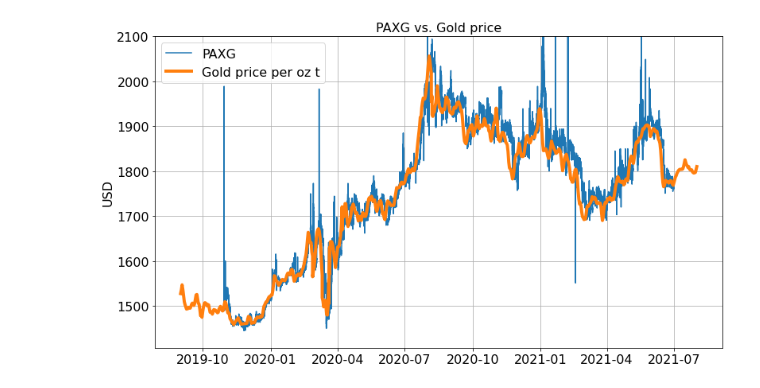
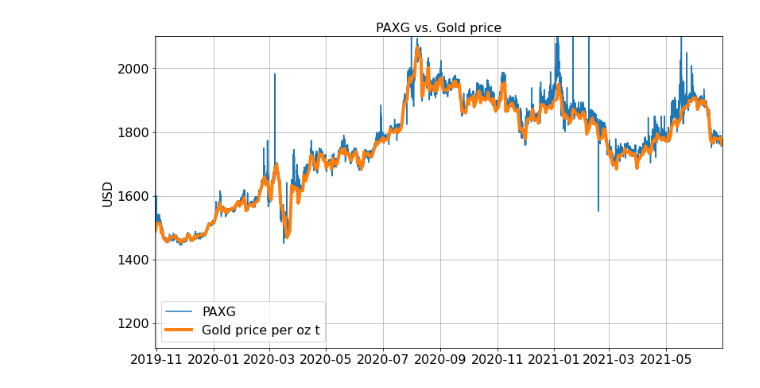
Before and after one commit to MarcBerneman/PAXG_vs_Gold, a Jupyter notebook: main.ipynb, the cells around one changed output. Saved outputs shown, nothing was run; the diff lists cells and outputs as text; code cells hidden in the pictures.

Commit message:
Changed to stooq data

```diff
--- a/main.ipynb
+++ b/main.ipynb
@@ -30,19 +30,21 @@ def load_XAU_goldprice():
 
 
 t_PAXG, p_PAXG = load_PAXG()
-t_XAU, p_XAU = load_XAU_goldprice()
+# t_XAU, p_XAU = load_XAU_goldprice()
+t_XAU, p_XAU = load_XAU_stooq()
 # %%
 plt.figure(figsize=[6.4*2, 4.8*1.5])
 plt.plot(t_PAXG, p_PAXG, label = "PAXG")
 plt.plot(t_XAU, p_XAU, label = "Gold price per oz t", linewidth=4)
 plt.grid()
 plt.ylim(top = 2100)
 plt.legend(fontsize=16)
 plt.ylabel("USD", fontsize=16)
 plt.title("PAXG vs. Gold price", fontsize=16)
 plt.yticks(fontsize=16)
 plt.xticks(fontsize=16)
+plt.xlim(left = t_PAXG[0], right = t_PAXG[len(t_PAXG)-1])
 plt.savefig(fname="figure")
 plt.show()
 # %% [output]
-[figure, old version]
+[figure, new version]
```
Also changed, not shown: 1 other file.
